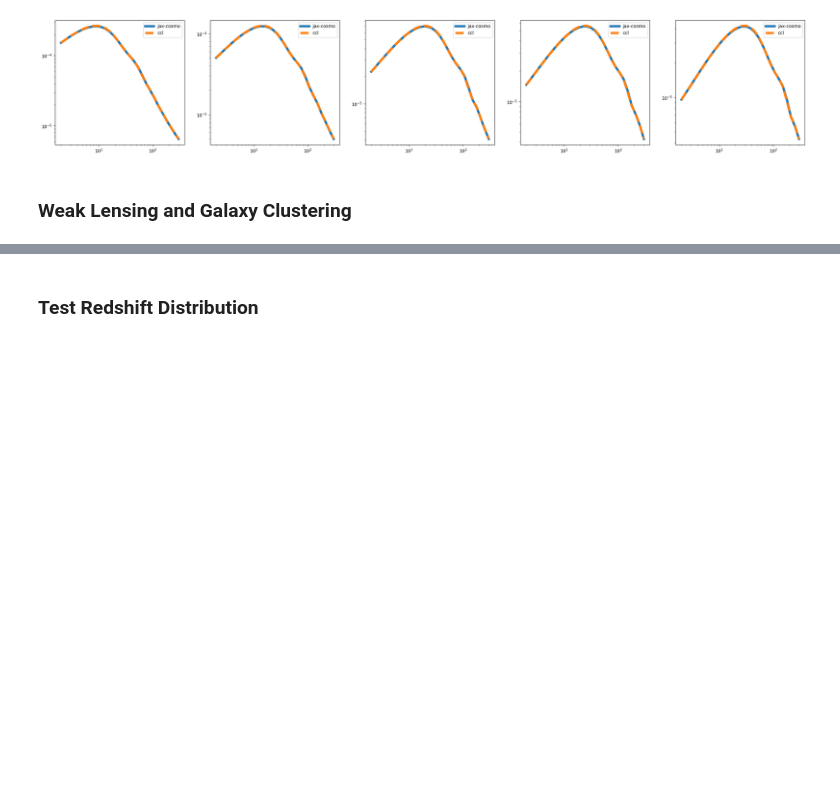
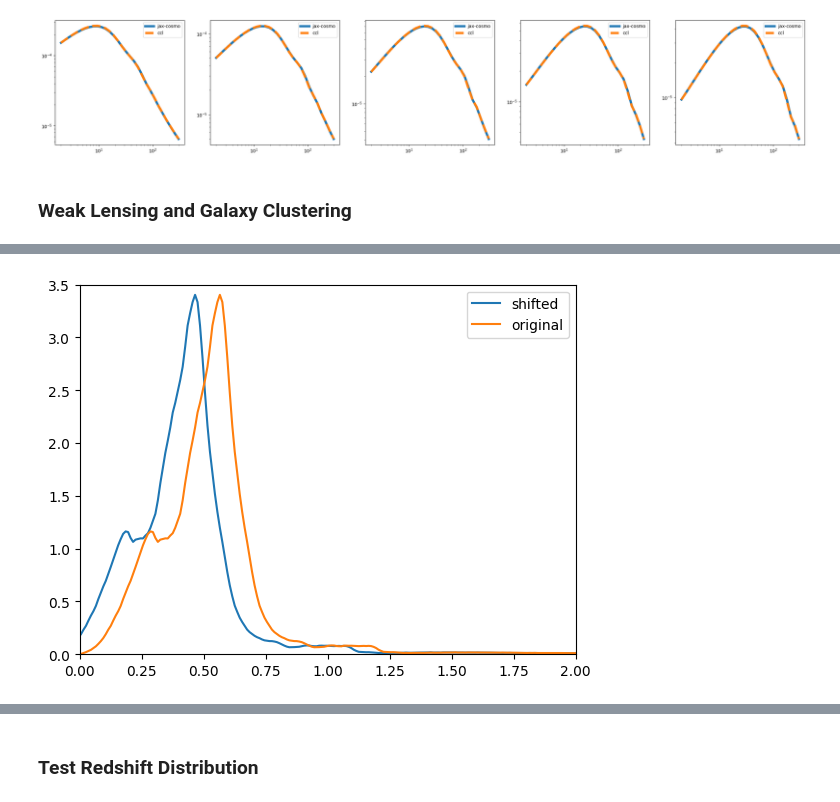
Before and after one commit to Harry45/DESEMU, a Jupyter notebook: notebooks/test-pyccl.ipynb, the cells around one changed output, grey strips where cells are left out. Drawn from its saved outputs; the diff is of its cells as text; code cells hidden in the pictures; blank space fills up the shorter version.

```diff
--- a/notebooks/test-pyccl.ipynb
+++ b/notebooks/test-pyccl.ipynb
@@ -419,3 +439,14 @@ plt.show()
+# %%
+nz_wl_sys = [jc.redshift.systematic_shift(nzi, dzi) for nzi, dzi in zip(jax_nz_wl, deltaz_wl)]
+# %%
+plt.plot(nz_wl_sys[1].params[0].params[0], nz_wl_sys[1].pz_fn(nz_wl_sys[1].params[0].params[0]), label = 'shifted')
+plt.plot(nz_wl_sys[1].params[0].params[0], nz_wl_sys[1].params[0].params[1], label = 'original')
+plt.xlim(0, 2)
+plt.ylim(0, 3.5)
+plt.legend()
+plt.show()
+# %% [output]
+[figure, added]
 # %%
 cl_gc_wl_ccl = []
 for i in range(nbin_gc):
```
Also changed, not shown: parts of 10 cells of this notebook, 2 other files.
